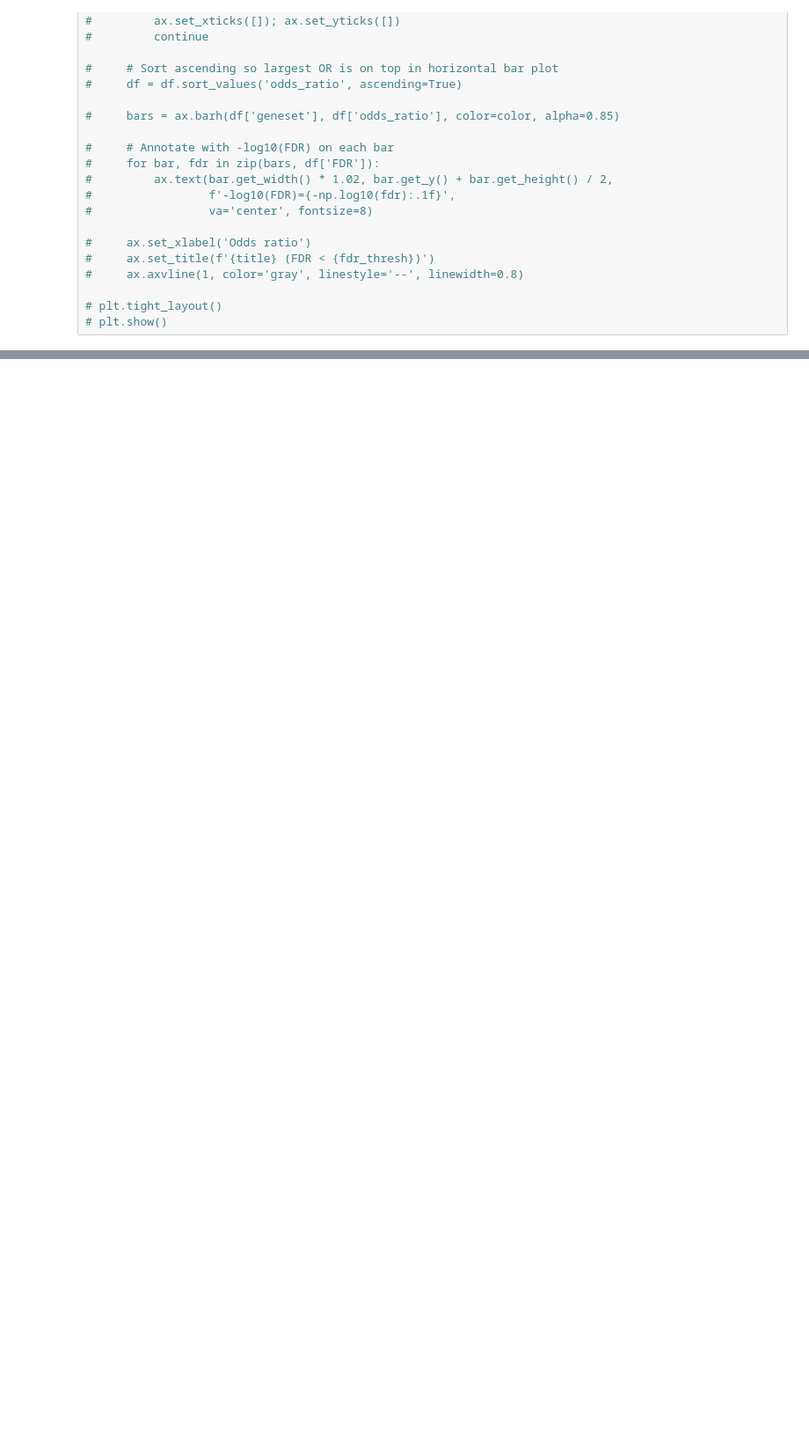
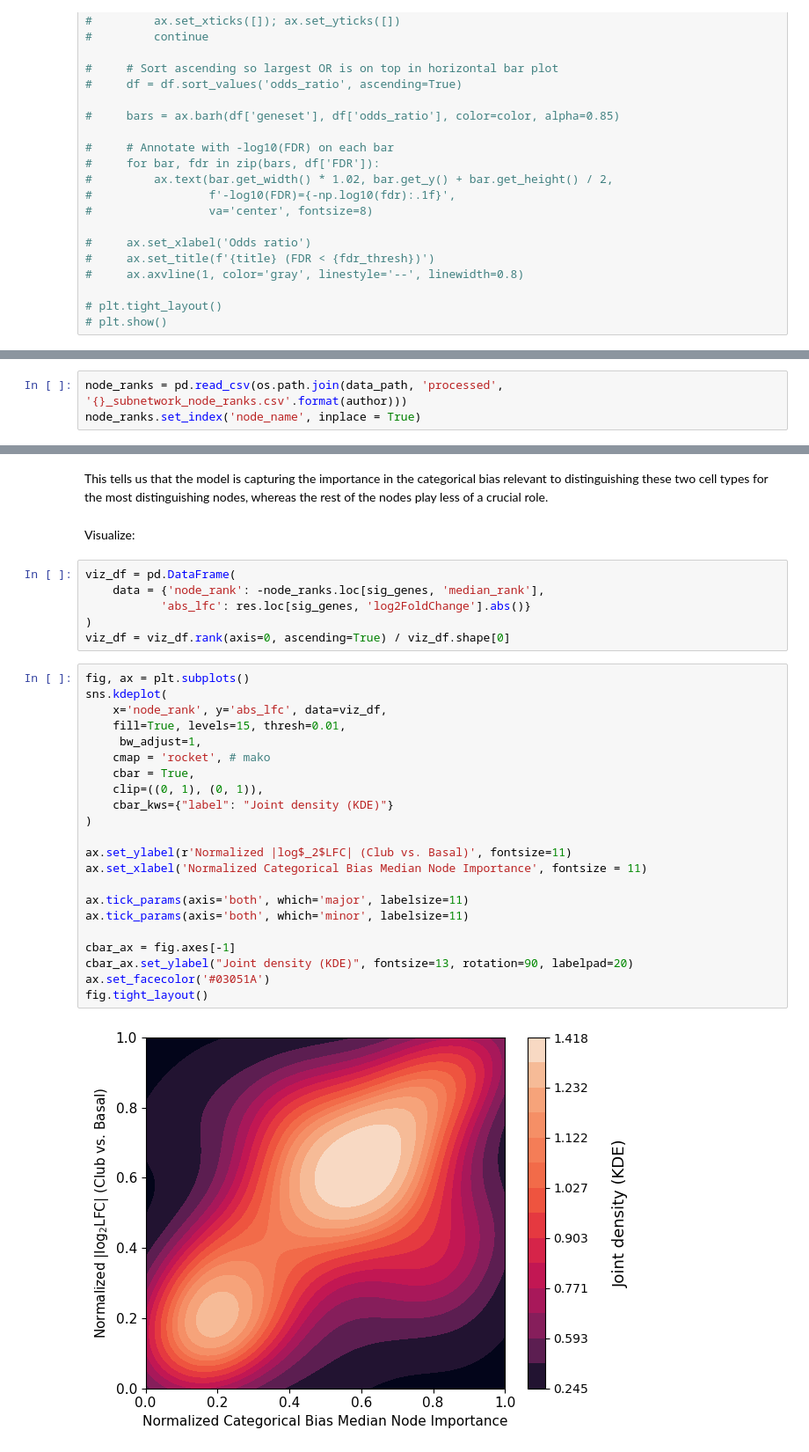
Before and after one commit to hmbaghdassarian/scLEMBAS, a Jupyter notebook: notebooks/McCauley_2024/07_mechanistic_analyses/subnetwork_analysis/04_analyze_subnetwork.ipynb, the cells around one changed output, grey strips where cells are left out. Shown at 88% size. Saved outputs shown, nothing was run; the diff lists cells and outputs as text; blank space fills up the shorter version.

Commit message:
continue exploring subnetwork

```diff
--- a/notebooks/McCauley_2024/07_mechanistic_analyses/subnetwork_analysis/04_analyze_subnetwork.ipynb
+++ b/notebooks/McCauley_2024/07_mechanistic_analyses/subnetwork_analysis/04_analyze_subnetwork.ipynb
@@ -589,0 +531,3 @@ A gene scoring highly on all three dimensions (DE, bias difference,subnetwork ce
+# %%
+node_ranks = pd.read_csv(os.path.join(data_path, 'processed', '{}_subnetwork_node_ranks.csv'.format(author)))
+node_ranks.set_index('node_name', inplace = True)
@@ -589,0 +565,34 @@ A gene scoring highly on all three dimensions (DE, bias difference,subnetwork ce
+# %% [markdown]
+This tells us that the model is capturing the importance in the categorical bias relevant to distinguishing these two cell types for the most distinguishing nodes, whereas the rest of the nodes play less of a crucial role.
+# %% [markdown]
+Visualize:
+# %%
+viz_df = pd.DataFrame(
+    data = {'node_rank': -node_ranks.loc[sig_genes, 'median_rank'],
+           'abs_lfc': res.loc[sig_genes, 'log2FoldChange'].abs()}
+)
+viz_df = viz_df.rank(axis=0, ascending=True) / viz_df.shape[0]
+# %%
+fig, ax = plt.subplots()
+sns.kdeplot(
+    x='node_rank', y='abs_lfc', data=viz_df,
+    fill=True, levels=15, thresh=0.01,
+     bw_adjust=1,
+    cmap = 'rocket', # mako
+    cbar = True,
+    clip=((0, 1), (0, 1)),
+    cbar_kws={"label": "Joint density (KDE)"}
+)
+
+ax.set_ylabel(r'Normalized |log$_2$LFC| (Club vs. Basal)', fontsize=11)
+ax.set_xlabel('Normalized Categorical Bias Median Node Importance', fontsize = 11)
+
+ax.tick_params(axis='both', which='major', labelsize=11)
+ax.tick_params(axis='both', which='minor', labelsize=11)
+
+cbar_ax = fig.axes[-1]
+cbar_ax.set_ylabel("Joint density (KDE)", fontsize=13, rotation=90, labelpad=20)
+ax.set_facecolor('#03051A')
+fig.tight_layout()
+# %% [output]
+[figure, added]
```
Also changed, not shown: parts of 23 cells of this notebook, 2 other files.
